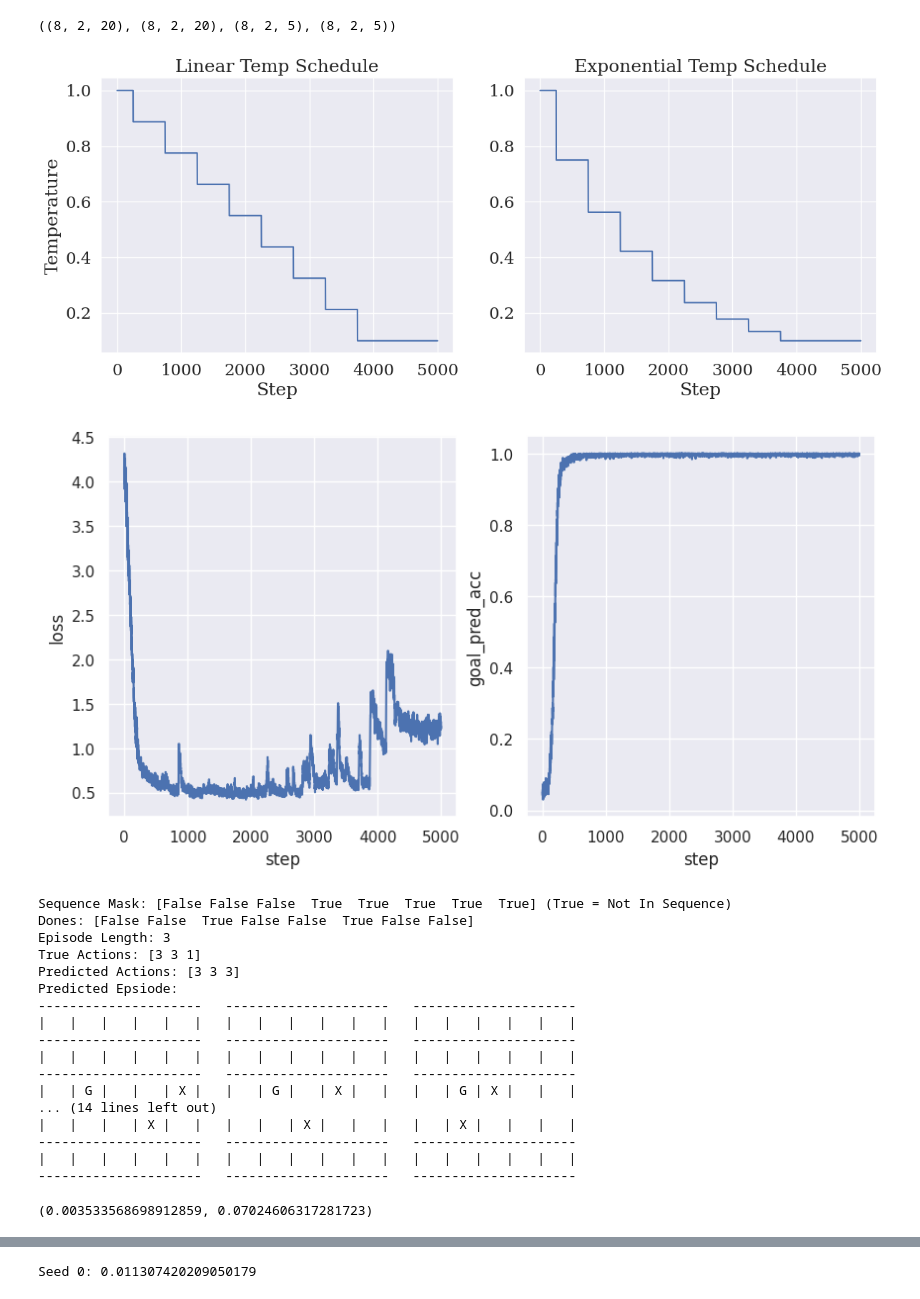
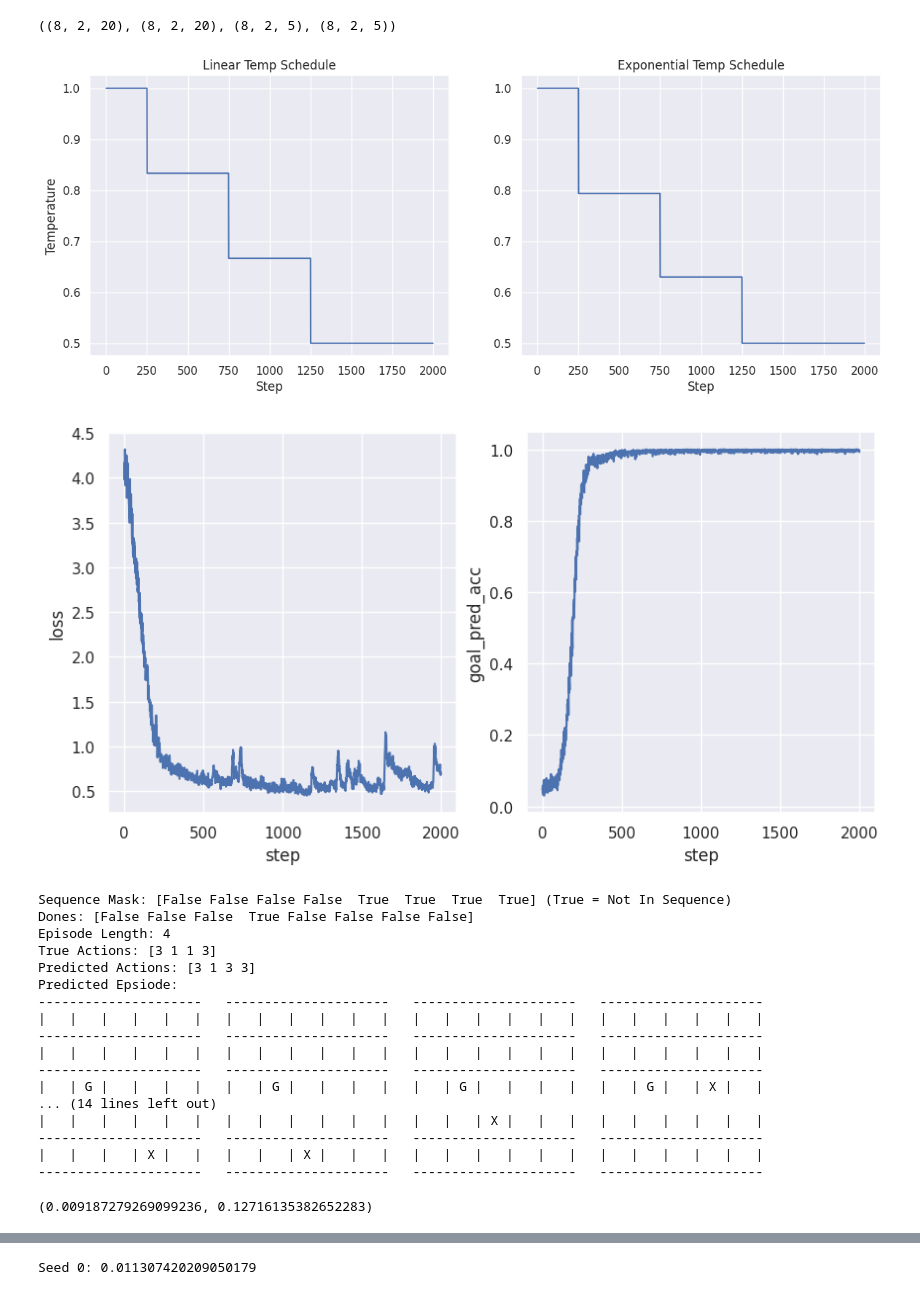
Before and after one commit to DylanCope/poclaps, a Jupyter notebook: prelim_results_gen_seqs_with_world_model_only_on_msg.ipynb, the cells around one changed output, grey strips where cells are left out. Saved outputs shown, nothing was run; the diff lists cells and outputs as text; code cells hidden in the pictures.

Commit message:
analysing decoding for model trained on all messages

```diff
--- a/prelim_results_gen_seqs_with_world_model_only_on_msg.ipynb
+++ b/prelim_results_gen_seqs_with_world_model_only_on_msg.ipynb
@@ -1000,12 +1000,12 @@ traj_batch.obs.shape, obs_preds.shape, action_pred_logits.shape, true_actions.sh
 # %%
 BATCH_SIZE = 512
 SEQ_LEN = 8
-N_TRAIN_STEPS = 5000
+N_TRAIN_STEPS = 2000
 
 HIGH_TEMP = 1.0
-LOW_TEMP = 0.1
+LOW_TEMP = 0.5
 ROUND_FAC = 500
-SCHEDULE_STEPS = 4000
+SCHEDULE_STEPS = 1500
 FIX_GOAL_IN_BATCH = True
 FIXED_GOAL_SEED = 0
 
@@ -1040,7 +1040,7 @@ axs[1].set_title('Exponential Temp Schedule')
 axs[1].set_xlabel('Step')
 plt.show()
 # %% [output]
-[figure, old version]
+[figure, new version]
 # %%
 def compute_goal_pred_acc(obs_preds, traj_batch, seq_mask):
     pred_goal_pos, _ = get_goals_and_pos(obs_preds)
@@ -1049,6 +1049,15 @@ def compute_goal_pred_acc(obs_preds, traj_batch, seq_mask):
     mask = 1.0 - seq_mask
     acc = (mask * goals_equal.all(axis=-1)).sum() / mask.sum()
     return acc
+
+
+def compute_agent_pos_pred_acc(obs_preds, traj_batch, seq_mask):
+    _, pred_agent_pos = get_goals_and_pos(obs_preds)
+    _, act_agent_pos = get_goals_and_pos(traj_batch.obs)
+    agent_pos_equal = pred_agent_pos == act_agent_pos
+    mask = 1.0 - seq_mask
+    acc = (mask * agent_pos_equal.all(axis=-1)).sum() / mask.sum()
+    return acc
 # %%
 from flax.training.train_state import TrainState
 import optax
@@ -1074,8 +1083,12 @@ def update_fn(state: tuple, _):
         goal_pred_acc = compute_goal_pred_acc(
             obs_preds, traj_batch, seq_mask
         )
+        agent_pos_pred_acc = compute_agent_pos_pred_acc(
+            obs_preds, traj_batch, seq_mask
+        )
         metrics = {
             'goal_pred_acc': goal_pred_acc,
+            'agent_pos_pred_acc': agent_pos_pred_acc
         }
 
         return loss, metrics
@@ -1118,23 +1131,25 @@ obs_action_decoder_train_state = TrainState.create(
 # %%
 import matplotlib.pyplot as plt
 import seaborn as sns
 import pandas as pd
 
 sns.set_theme()
 
 fig, axs = plt.subplots(1, 2, figsize=(10, 5))
 
 df = pd.DataFrame({
     'loss': metrics['loss'],
     'step': metrics['step'],
-    'goal_pred_acc': metrics['goal_pred_acc']
+    'goal_pred_acc': metrics['goal_pred_acc'],
+    # 'agent_pos_pred_acc': metrics['agent_pos_pred_acc']
 })
 
 sns.lineplot(df, x='step', y='loss', ax=axs[0])
 sns.lineplot(df, x='step', y='goal_pred_acc', ax=axs[1])
+# sns.lineplot(df, x='step', y='agent_pos_pred_acc', ax=axs[2])
 plt.show()
 # %% [output]
-[figure, old version]
+[figure, new version]
 # %%
 rng = jax.random.PRNGKey(1)
 rng, _rng = jax.random.split(rng)
@@ -1142,7 +1157,7 @@ inputs, traj_batch = sample_sequences(_rng, n_seqs=BATCH_SIZE, seq_len=SEQ_LEN,
 obs_preds, action_pred_logits = obs_action_decoder.apply(obs_action_decoder_train_state.params, inputs, temp=0.1)
 # %%
 actions, messages, _, seq_mask = inputs
-i = 4
+i = 0
 ep_len = seq_mask[:, i].argmax()
 print('Sequence Mask:', seq_mask[:, i], "(True = Not In Sequence)")
 print('Dones:', traj_batch.done[:, i])
@@ -1160,23 +1175,23 @@ actual_ep = traj_batch.obs[:, i].round(2)[:seq_mask[:, i].argmax()]
 goal_pos, agent_pos = get_goals_and_pos(actual_ep[:, np.newaxis])
 print_episode(goal_pos[:, 0].tolist(), agent_pos[:, 0].tolist())
 # %% [output]
-Sequence Mask: [False False False  True  True  True  True  True] (True = Not In Sequence)
-Dones: [False False  True False False  True False False]
-Episode Length: 3
-True Actions: [3 3 1]
-Predicted Actions: [3 3 3]
+Sequence Mask: [False False False False  True  True  True  True] (True = Not In Sequence)
+Dones: [False False False  True False False False False]
+Episode Length: 4
+True Actions: [3 1 1 3]
+Predicted Actions: [3 1 3 3]
 Predicted Epsiode:
----------------------   ---------------------   ---------------------
-|   |   |   |   |   |   |   |   |   |   |   |   |   |   |   |   |   |
----------------------   ---------------------   ---------------------
-|   |   |   |   |   |   |   |   |   |   |   |   |   |   |   |   |   |
----------------------   ---------------------   ---------------------
-|   | G |   |   | X |   |   | G |   | X |   |   |   | G | X |   |   |
+---------------------   ---------------------   ---------------------   ---------------------
+|   |   |   |   |   |   |   |   |   |   |   |   |   |   |   |   |   |   |   |   |   |   |   |
+---------------------   ---------------------   ---------------------   ---------------------
+|   |   |   |   |   |   |   |   |   |   |   |   |   |   |   |   |   |   |   |   |   |   |   |
+---------------------   ---------------------   ---------------------   ---------------------
+|   | G |   |   |   |   |   | G |   |   |   |   |   | G |   |   |   |   |   | G |   | X |   |
 ... (14 lines left out)
-|   |   |   | X |   |   |   |   | X |   |   |   |   | X |   |   |   |
----------------------   ---------------------   ---------------------
-|   |   |   |   |   |   |   |   |   |   |   |   |   |   |   |   |   |
----------------------   ---------------------   ---------------------
+|   |   |   |   |   |   |   |   |   |   |   |   |   |   | X |   |   |   |   |   |   |   |   |
+---------------------   ---------------------   ---------------------   ---------------------
+|   |   |   | X |   |   |   |   | X |   |   |   |   |   |   |   |   |   |   |   |   |   |   |
+---------------------   ---------------------   ---------------------   ---------------------
 # %%
 predicted_ep = obs_preds.round(2)
 pred_goal_pos, _ = get_goals_and_pos(predicted_ep)
@@ -1188,4 +1203,4 @@ goal_pos_dist_mean = goal_pos_dist[jnp.logical_not(seq_mask)].mean()
 goal_pos_dist_std = goal_pos_dist[jnp.logical_not(seq_mask)].std()
 goal_pos_dist_mean.item(), goal_pos_dist_std.item()
 # %% [output]
-(0.003533568698912859, 0.07024606317281723)
+(0.009187279269099236, 0.12716135382652283)
```
Also changed, not shown: parts of 5 cells of this notebook, 14 other files.
